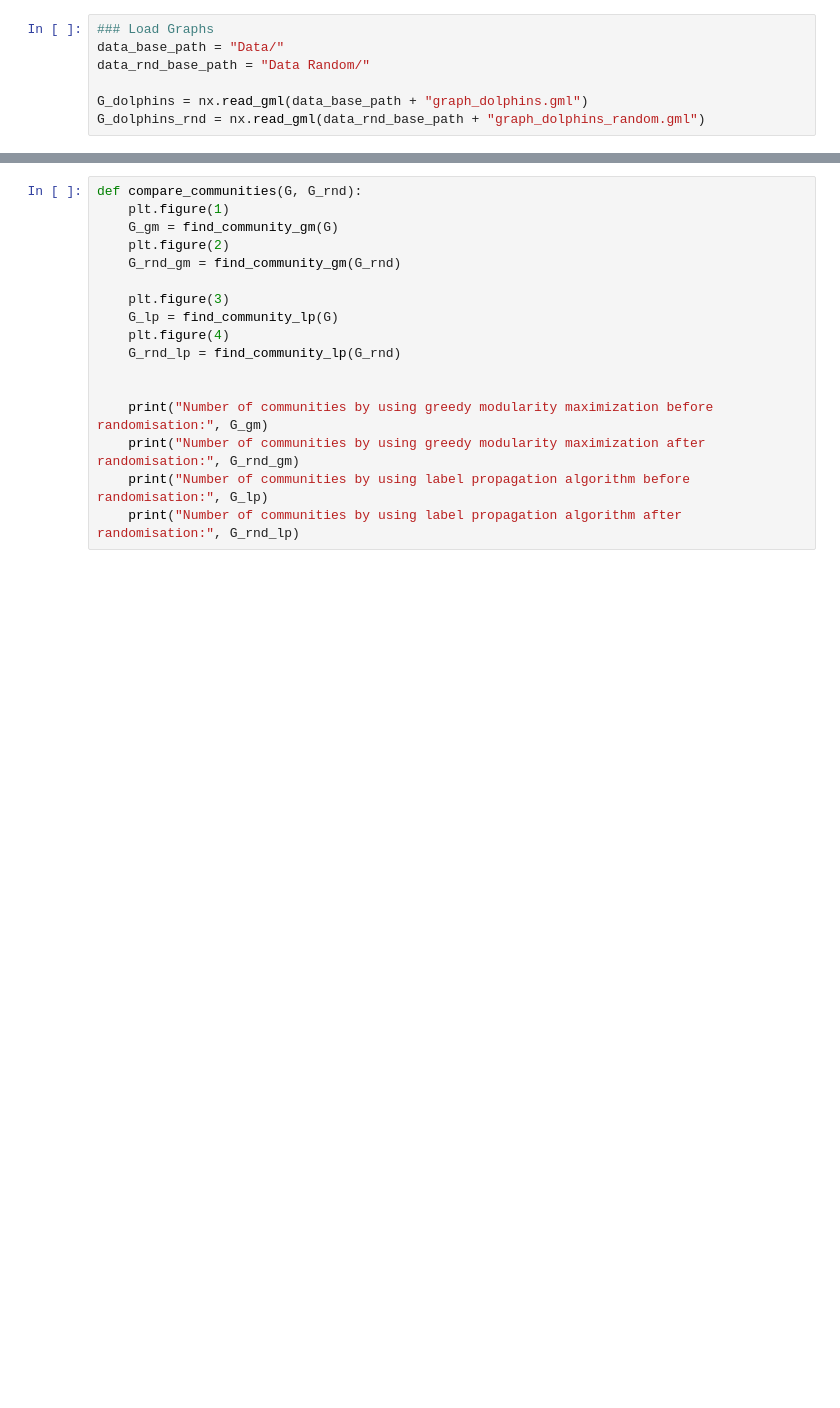
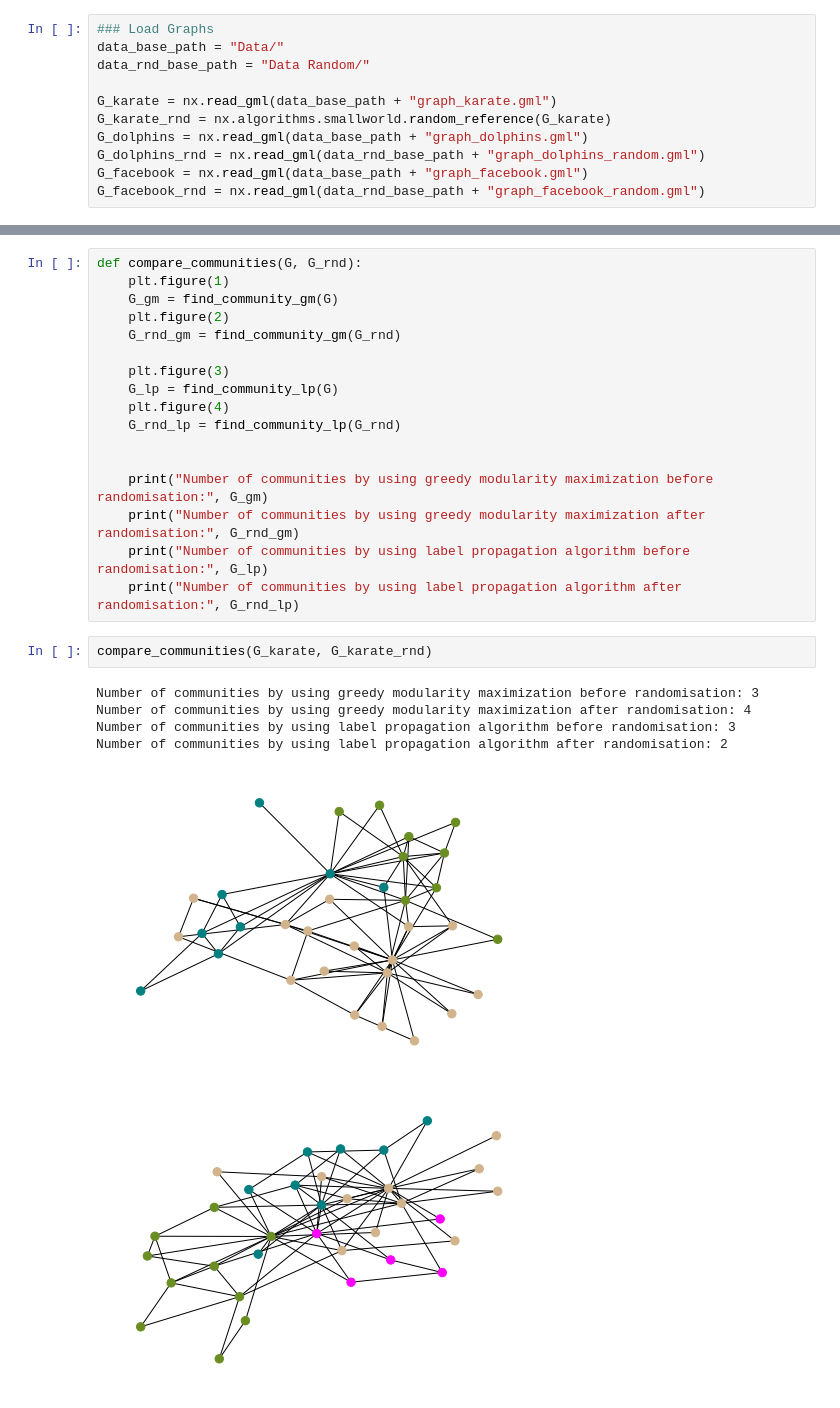
Before and after one commit to JunTu-XD/NetSci, a Jupyter notebook: assignment_4/assignment_4_Jun Tu_Guanda Zhao.ipynb, the cells around one changed output, grey strips where cells are left out. Cells and saved outputs as stored; diff of their text form; blank space fills up the shorter version.

```diff
--- a/assignment_4/assignment_4_Jun Tu_Guanda Zhao.ipynb
+++ b/assignment_4/assignment_4_Jun Tu_Guanda Zhao.ipynb
@@ -12,7 +16,11 @@ import networkx.algorithms.community as com
 data_base_path = "Data/"
 data_rnd_base_path = "Data Random/"
 
+G_karate = nx.read_gml(data_base_path + "graph_karate.gml")
+G_karate_rnd = nx.algorithms.smallworld.random_reference(G_karate)
 G_dolphins = nx.read_gml(data_base_path + "graph_dolphins.gml")
 G_dolphins_rnd = nx.read_gml(data_rnd_base_path + "graph_dolphins_random.gml")
+G_facebook = nx.read_gml(data_base_path + "graph_facebook.gml")
+G_facebook_rnd = nx.read_gml(data_rnd_base_path + "graph_facebook_random.gml")
 # %%
 def find_community_gm(G):
@@ -59,3 +65,12 @@ def compare_communities(G, G_rnd):
     print("Number of communities by using greedy modularity maximization after randomisation:", G_rnd_gm)
     print("Number of communities by using label propagation algorithm before randomisation:", G_lp)
     print("Number of communities by using label propagation algorithm after randomisation:", G_rnd_lp)
+# %%
+compare_communities(G_karate, G_karate_rnd)
+# %% [output]
+Number of communities by using greedy modularity maximization before randomisation: 3
+Number of communities by using greedy modularity maximization after randomisation: 4
+Number of communities by using label propagation algorithm before randomisation: 3
+Number of communities by using label propagation algorithm after randomisation: 2
+[figure, added]
+[figure, added]
```
Also changed, not shown: parts of 10 cells of this notebook.
